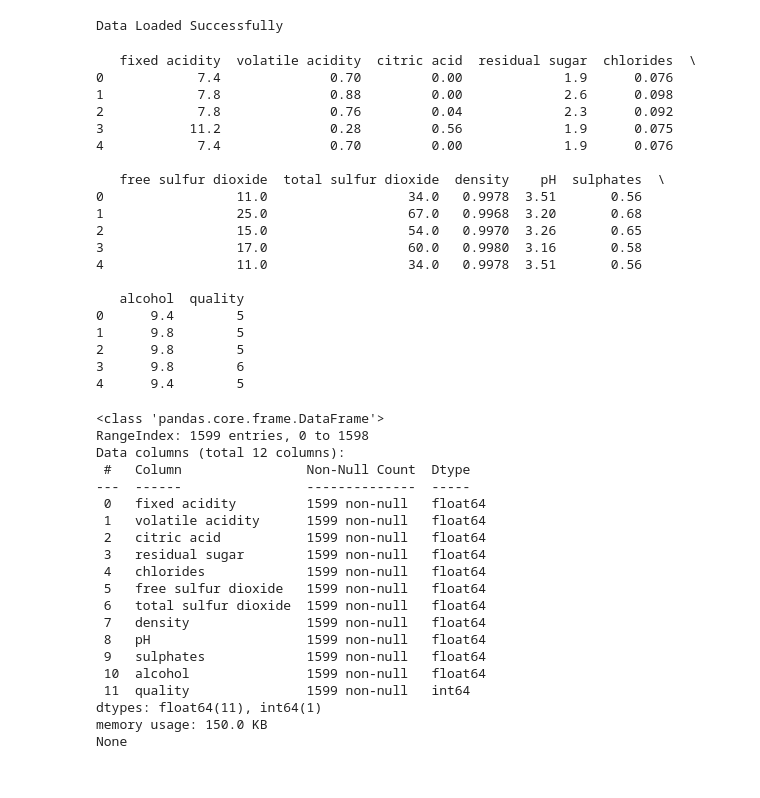
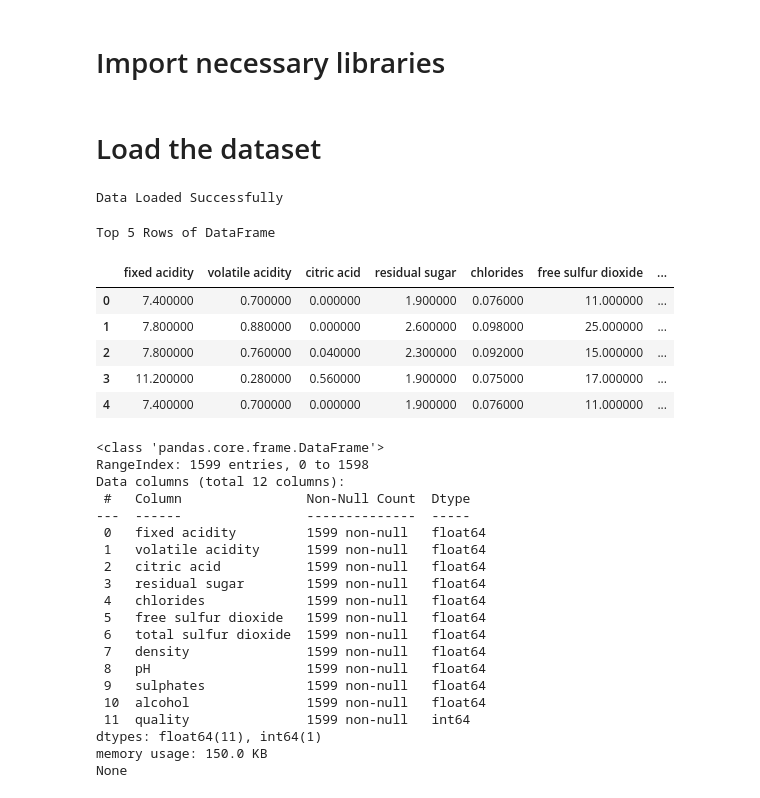
Before and after one commit to PisethChuon/Red-Wine-Quality-Prediction, a Jupyter notebook: notebooks/red_wine_prediction.ipynb, the cells around one changed output. Cells and saved outputs as stored; diff of their text form; code cells hidden in the pictures.

```diff
--- a/notebooks/red_wine_prediction.ipynb
+++ b/notebooks/red_wine_prediction.ipynb
@@ -1 +1,3 @@
+# %% [markdown]
+# Import necessary libraries
 # %%
@@ -9,4 +10,6 @@ from sklearn.model_selection import train_test_split
 from sklearn.preprocessing import StandardScaler
 from sklearn.ensemble import RandomForestRegressor
 from sklearn.metrics import mean_squared_error, r2_score
+# %% [markdown]
+# Load the dataset
 # %%
@@ -17,28 +19,22 @@ print("Data Loaded Successfully")
 Data Loaded Successfully
 # %%
 # STEP 3: Explore the data
-print(df.head())
+def highlight_header(s):
+    return ['background-color: lightblue' for _ in s]
+
+df.head().style.set_table_styles(
+    [{'selector': 'th', 'props': [('background-color', 'lightblue'),
+                                  ('color', 'black'),
+                                  ('font-weight', 'bold')]}]
+).set_caption("Top 5 Rows of DataFrame")
 # %% [output]
-   fixed acidity  volatile acidity  citric acid  residual sugar  chlorides  \
-0            7.4              0.70         0.00             1.9      0.076
-1            7.8              0.88         0.00             2.6      0.098
-2            7.8              0.76         0.04             2.3      0.092
-3           11.2              0.28         0.56             1.9      0.075
-4            7.4              0.70         0.00             1.9      0.076
-
-   free sulfur dioxide  total sulfur dioxide  density    pH  sulphates  \
-0                 11.0                  34.0   0.9978  3.51       0.56
-1                 25.0                  67.0   0.9968  3.20       0.68
-2                 15.0                  54.0   0.9970  3.26       0.65
-3                 17.0                  60.0   0.9980  3.16       0.58
-4                 11.0                  34.0   0.9978  3.51       0.56
-
-   alcohol  quality
-0      9.4        5
-1      9.8        5
-2      9.8        5
-3      9.8        6
-4      9.4        5
+Top 5 Rows of DataFrame
+|  | fixed acidity | volatile acidity | citric acid | residual sugar | chlorides | free sulfur dioxide | ... |
+| 0 | 7.400000 | 0.700000 | 0.000000 | 1.900000 | 0.076000 | 11.000000 | ... |
+| 1 | 7.800000 | 0.880000 | 0.000000 | 2.600000 | 0.098000 | 25.000000 | ... |
+| 2 | 7.800000 | 0.760000 | 0.040000 | 2.300000 | 0.092000 | 15.000000 | ... |
+| 3 | 11.200000 | 0.280000 | 0.560000 | 1.900000 | 0.075000 | 17.000000 | ... |
+| 4 | 7.400000 | 0.700000 | 0.000000 | 1.900000 | 0.076000 | 11.000000 | ... |
 # %%
 # Dataset Info
 print(df.info())
```
Also changed, not shown: parts of 2 cells of this notebook, 1 other file.
